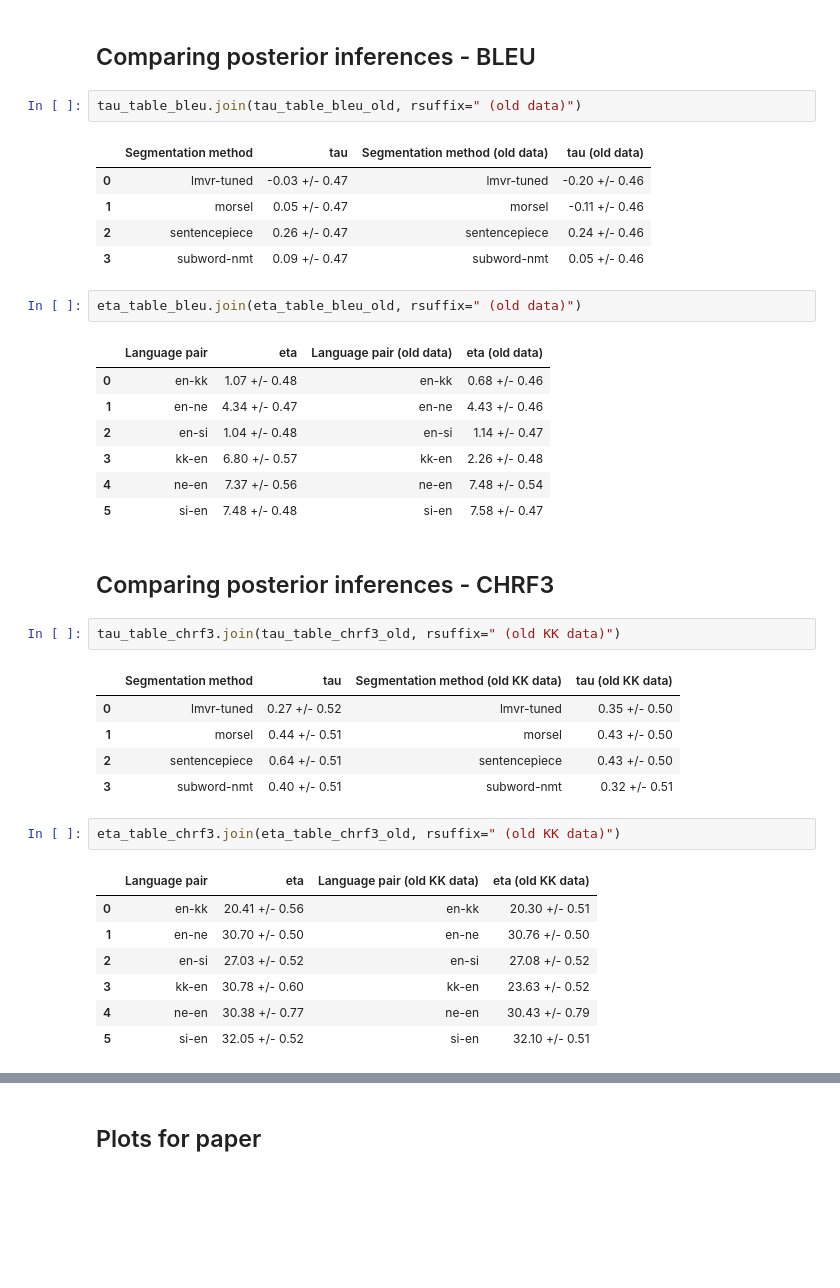
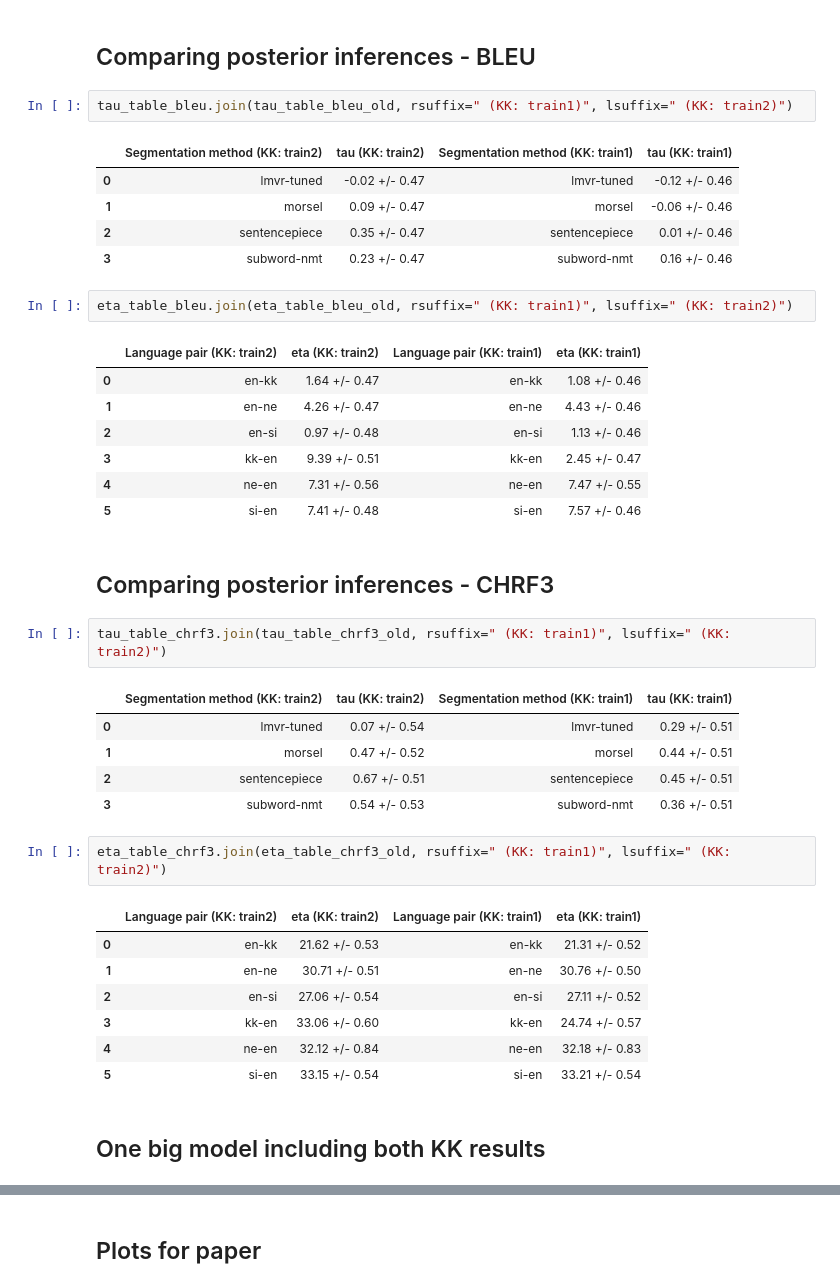
Before and after one commit to j0ma/flores, a Jupyter notebook: combined-results-analysis.ipynb, the cells around one changed output, grey strips where cells are left out. Drawn from its saved outputs; the diff is of its cells as text; blank space fills up the shorter version.

```diff
--- a/combined-results-analysis.ipynb
+++ b/combined-results-analysis.ipynb
@@ -405,40 +435,42 @@ eta_table_chrf3_old) = posterior_inference_table(chrf3_segm_method_encoder_old,
 # %% [markdown]
 ## Comparing posterior inferences - BLEU
 # %%
-tau_table_bleu.join(tau_table_bleu_old, rsuffix=" (old data)")
+tau_table_bleu.join(tau_table_bleu_old, rsuffix=" (KK: train1)", lsuffix=" (KK: train2)")
 # %% [output]
-|  | Segmentation method | tau | Segmentation method (old data) | tau (old data) |
-| 0 | lmvr-tuned | -0.03 +/- 0.47 | lmvr-tuned | -0.20 +/- 0.46 |
-| 1 | morsel | 0.05 +/- 0.47 | morsel | -0.11 +/- 0.46 |
-| 2 | sentencepiece | 0.26 +/- 0.47 | sentencepiece | 0.24 +/- 0.46 |
-| 3 | subword-nmt | 0.09 +/- 0.47 | subword-nmt | 0.05 +/- 0.46 |
+|  | Segmentation method (KK: train2) | tau (KK: train2) | Segmentation method (KK: train1) | tau (KK: train1) |
+| 0 | lmvr-tuned | -0.02 +/- 0.47 | lmvr-tuned | -0.12 +/- 0.46 |
+| 1 | morsel | 0.09 +/- 0.47 | morsel | -0.06 +/- 0.46 |
+| 2 | sentencepiece | 0.35 +/- 0.47 | sentencepiece | 0.01 +/- 0.46 |
+| 3 | subword-nmt | 0.23 +/- 0.47 | subword-nmt | 0.16 +/- 0.46 |
 # %%
-eta_table_bleu.join(eta_table_bleu_old, rsuffix=" (old data)")
+eta_table_bleu.join(eta_table_bleu_old, rsuffix=" (KK: train1)", lsuffix=" (KK: train2)")
 # %% [output]
-|  | Language pair | eta | Language pair (old data) | eta (old data) |
-| 0 | en-kk | 1.07 +/- 0.48 | en-kk | 0.68 +/- 0.46 |
-| 1 | en-ne | 4.34 +/- 0.47 | en-ne | 4.43 +/- 0.46 |
-| 2 | en-si | 1.04 +/- 0.48 | en-si | 1.14 +/- 0.47 |
-| 3 | kk-en | 6.80 +/- 0.57 | kk-en | 2.26 +/- 0.48 |
-| 4 | ne-en | 7.37 +/- 0.56 | ne-en | 7.48 +/- 0.54 |
-| 5 | si-en | 7.48 +/- 0.48 | si-en | 7.58 +/- 0.47 |
+|  | Language pair (KK: train2) | eta (KK: train2) | Language pair (KK: train1) | eta (KK: train1) |
+| 0 | en-kk | 1.64 +/- 0.47 | en-kk | 1.08 +/- 0.46 |
+| 1 | en-ne | 4.26 +/- 0.47 | en-ne | 4.43 +/- 0.46 |
+| 2 | en-si | 0.97 +/- 0.48 | en-si | 1.13 +/- 0.46 |
+| 3 | kk-en | 9.39 +/- 0.51 | kk-en | 2.45 +/- 0.47 |
+| 4 | ne-en | 7.31 +/- 0.56 | ne-en | 7.47 +/- 0.55 |
+| 5 | si-en | 7.41 +/- 0.48 | si-en | 7.57 +/- 0.46 |
 # %% [markdown]
 ## Comparing posterior inferences - CHRF3
 # %%
-tau_table_chrf3.join(tau_table_chrf3_old, rsuffix=" (old KK data)")
+tau_table_chrf3.join(tau_table_chrf3_old, rsuffix=" (KK: train1)", lsuffix=" (KK: train2)")
 # %% [output]
-|  | Segmentation method | tau | Segmentation method (old KK data) | tau (old KK data) |
-| 0 | lmvr-tuned | 0.27 +/- 0.52 | lmvr-tuned | 0.35 +/- 0.50 |
-| 1 | morsel | 0.44 +/- 0.51 | morsel | 0.43 +/- 0.50 |
-| 2 | sentencepiece | 0.64 +/- 0.51 | sentencepiece | 0.43 +/- 0.50 |
-| 3 | subword-nmt | 0.40 +/- 0.51 | subword-nmt | 0.32 +/- 0.51 |
+|  | Segmentation method (KK: train2) | tau (KK: train2) | Segmentation method (KK: train1) | tau (KK: train1) |
+| 0 | lmvr-tuned | 0.07 +/- 0.54 | lmvr-tuned | 0.29 +/- 0.51 |
+| 1 | morsel | 0.47 +/- 0.52 | morsel | 0.44 +/- 0.51 |
+| 2 | sentencepiece | 0.67 +/- 0.51 | sentencepiece | 0.45 +/- 0.51 |
+| 3 | subword-nmt | 0.54 +/- 0.53 | subword-nmt | 0.36 +/- 0.51 |
 # %%
-eta_table_chrf3.join(eta_table_chrf3_old, rsuffix=" (old KK data)")
+eta_table_chrf3.join(eta_table_chrf3_old, rsuffix=" (KK: train1)", lsuffix=" (KK: train2)")
 # %% [output]
-|  | Language pair | eta | Language pair (old KK data) | eta (old KK data) |
-| 0 | en-kk | 20.41 +/- 0.56 | en-kk | 20.30 +/- 0.51 |
-| 1 | en-ne | 30.70 +/- 0.50 | en-ne | 30.76 +/- 0.50 |
-| 2 | en-si | 27.03 +/- 0.52 | en-si | 27.08 +/- 0.52 |
-| 3 | kk-en | 30.78 +/- 0.60 | kk-en | 23.63 +/- 0.52 |
-| 4 | ne-en | 30.38 +/- 0.77 | ne-en | 30.43 +/- 0.79 |
-| 5 | si-en | 32.05 +/- 0.52 | si-en | 32.10 +/- 0.51 |
+|  | Language pair (KK: train2) | eta (KK: train2) | Language pair (KK: train1) | eta (KK: train1) |
+| 0 | en-kk | 21.62 +/- 0.53 | en-kk | 21.31 +/- 0.52 |
+| 1 | en-ne | 30.71 +/- 0.51 | en-ne | 30.76 +/- 0.50 |
+| 2 | en-si | 27.06 +/- 0.54 | en-si | 27.11 +/- 0.52 |
+| 3 | kk-en | 33.06 +/- 0.60 | kk-en | 24.74 +/- 0.57 |
+| 4 | ne-en | 32.12 +/- 0.84 | ne-en | 32.18 +/- 0.83 |
+| 5 | si-en | 33.15 +/- 0.54 | si-en | 33.21 +/- 0.54 |
+# %% [markdown]
+## One big model including both KK results
```
Also changed, not shown: parts of 56 cells of this notebook.
